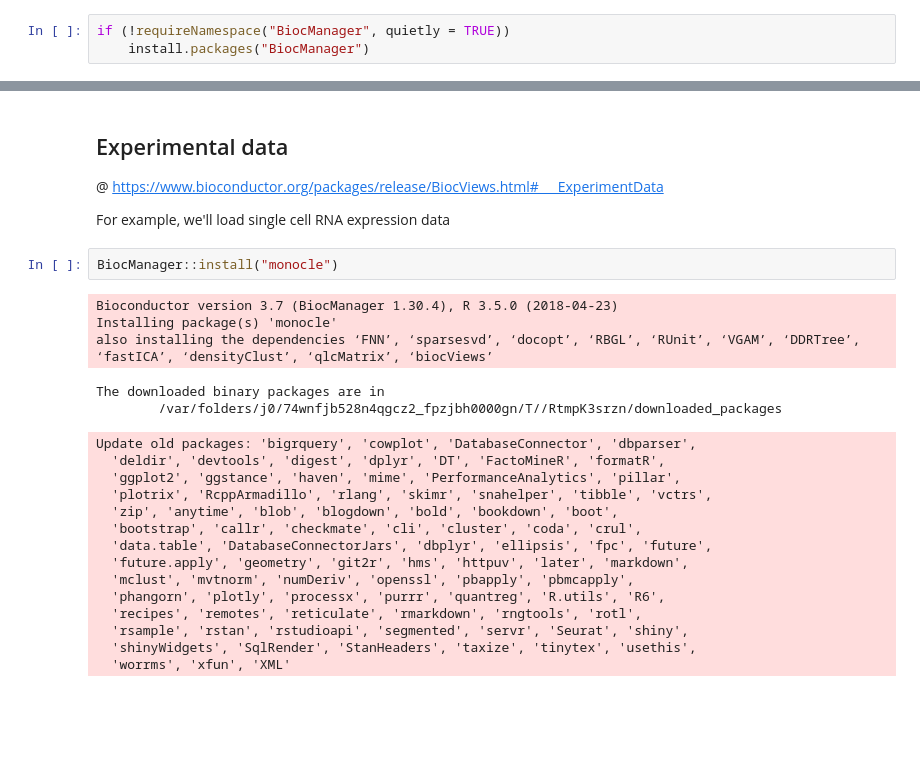
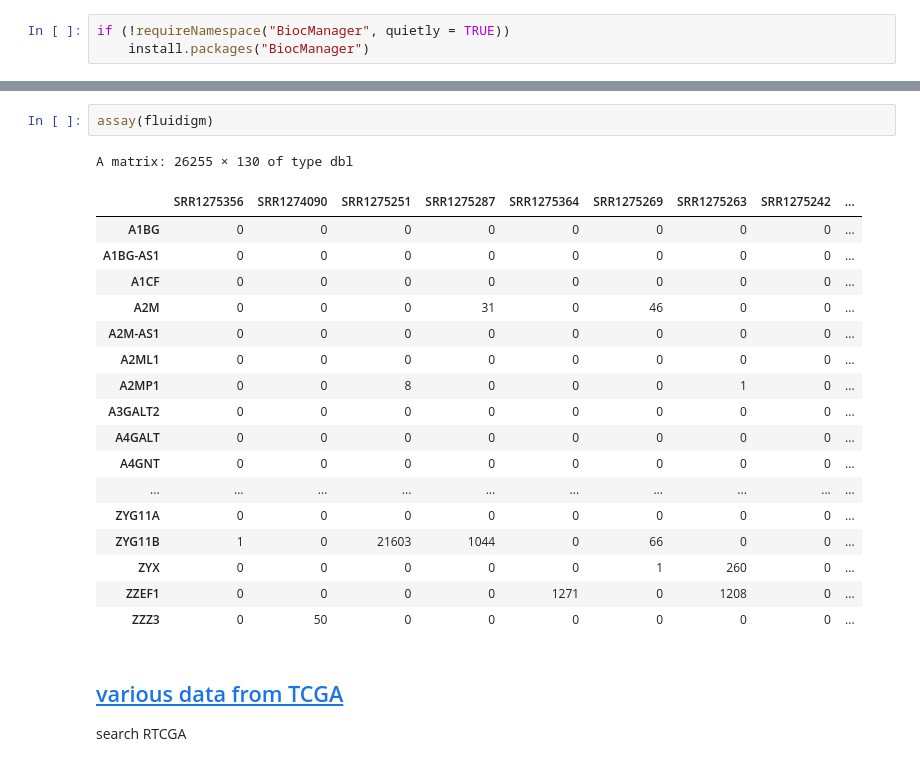
Before and after one commit to sohilsshah91/hacknights, a Jupyter notebook: Bioconductor.ipynb, the cells around one changed output, grey strips where cells are left out. Saved outputs shown, nothing was run; the diff lists cells and outputs as text; blank space fills up the shorter version.

```diff
--- a/Bioconductor.ipynb
+++ b/Bioconductor.ipynb
@@ -24,28 +122,25 @@ Update old packages: 'bigrquery', 'cowplot', 'DatabaseConnector', 'dbparser',
+# %%
+assay(fluidigm)
+# %% [output]
+A matrix: 26255 × 130 of type dbl
+|  | SRR1275356 | SRR1274090 | SRR1275251 | SRR1275287 | SRR1275364 | SRR1275269 | SRR1275263 | SRR1275242 | ... |
+| A1BG | 0 | 0 | 0 | 0 | 0 | 0 | 0 | 0 | ... |
+| A1BG-AS1 | 0 | 0 | 0 | 0 | 0 | 0 | 0 | 0 | ... |
+| A1CF | 0 | 0 | 0 | 0 | 0 | 0 | 0 | 0 | ... |
+| A2M | 0 | 0 | 0 | 31 | 0 | 46 | 0 | 0 | ... |
+| A2M-AS1 | 0 | 0 | 0 | 0 | 0 | 0 | 0 | 0 | ... |
+| A2ML1 | 0 | 0 | 0 | 0 | 0 | 0 | 0 | 0 | ... |
+| A2MP1 | 0 | 0 | 8 | 0 | 0 | 0 | 1 | 0 | ... |
+| A3GALT2 | 0 | 0 | 0 | 0 | 0 | 0 | 0 | 0 | ... |
+| A4GALT | 0 | 0 | 0 | 0 | 0 | 0 | 0 | 0 | ... |
+| A4GNT | 0 | 0 | 0 | 0 | 0 | 0 | 0 | 0 | ... |
+| ... | ... | ... | ... | ... | ... | ... | ... | ... | ... |
+| ZYG11A | 0 | 0 | 0 | 0 | 0 | 0 | 0 | 0 | ... |
+| ZYG11B | 1 | 0 | 21603 | 1044 | 0 | 66 | 0 | 0 | ... |
+| ZYX | 0 | 0 | 0 | 0 | 0 | 1 | 260 | 0 | ... |
+| ZZEF1 | 0 | 0 | 0 | 0 | 1271 | 0 | 1208 | 0 | ... |
+| ZZZ3 | 0 | 50 | 0 | 0 | 0 | 0 | 0 | 0 | ... |
 # %% [markdown]
-## Experimental data
+## [various data from TCGA](https://www.bioconductor.org/packages/release/BiocViews.html#___ExperimentData)
 
-@ https://www.bioconductor.org/packages/release/BiocViews.html#___ExperimentData
-
-For example, we'll load single cell RNA expression data
+search RTCGA
-# %%
-BiocManager::install("monocle")
-# %% [output]
-Bioconductor version 3.7 (BiocManager 1.30.4), R 3.5.0 (2018-04-23)
-Installing package(s) 'monocle'
-also installing the dependencies ‘FNN’, ‘sparsesvd’, ‘docopt’, ‘RBGL’, ‘RUnit’, ‘VGAM’, ‘DDRTree’, ‘fastICA’, ‘densityClust’, ‘qlcMatrix’, ‘biocViews’
-The downloaded binary packages are in
-        /var/folders/j0/74wnfjb528n4qgcz2_fpzjbh0000gn/T//RtmpK3srzn/downloaded_packages
-Update old packages: 'bigrquery', 'cowplot', 'DatabaseConnector', 'dbparser',
-  'deldir', 'devtools', 'digest', 'dplyr', 'DT', 'FactoMineR', 'formatR',
-  'ggplot2', 'ggstance', 'haven', 'mime', 'PerformanceAnalytics', 'pillar',
-  'plotrix', 'RcppArmadillo', 'rlang', 'skimr', 'snahelper', 'tibble', 'vctrs',
-  'zip', 'anytime', 'blob', 'blogdown', 'bold', 'bookdown', 'boot',
-  'bootstrap', 'callr', 'checkmate', 'cli', 'cluster', 'coda', 'crul',
-  'data.table', 'DatabaseConnectorJars', 'dbplyr', 'ellipsis', 'fpc', 'future',
-  'future.apply', 'geometry', 'git2r', 'hms', 'httpuv', 'later', 'markdown',
-  'mclust', 'mvtnorm', 'numDeriv', 'openssl', 'pbapply', 'pbmcapply',
-  'phangorn', 'plotly', 'processx', 'purrr', 'quantreg', 'R.utils', 'R6',
-  'recipes', 'remotes', 'reticulate', 'rmarkdown', 'rngtools', 'rotl',
-  'rsample', 'rstan', 'rstudioapi', 'segmented', 'servr', 'Seurat', 'shiny',
-  'shinyWidgets', 'SqlRender', 'StanHeaders', 'taxize', 'tinytex', 'usethis',
-  'worrms', 'xfun', 'XML'
```
Also changed, not shown: parts of 19 cells of this notebook.
